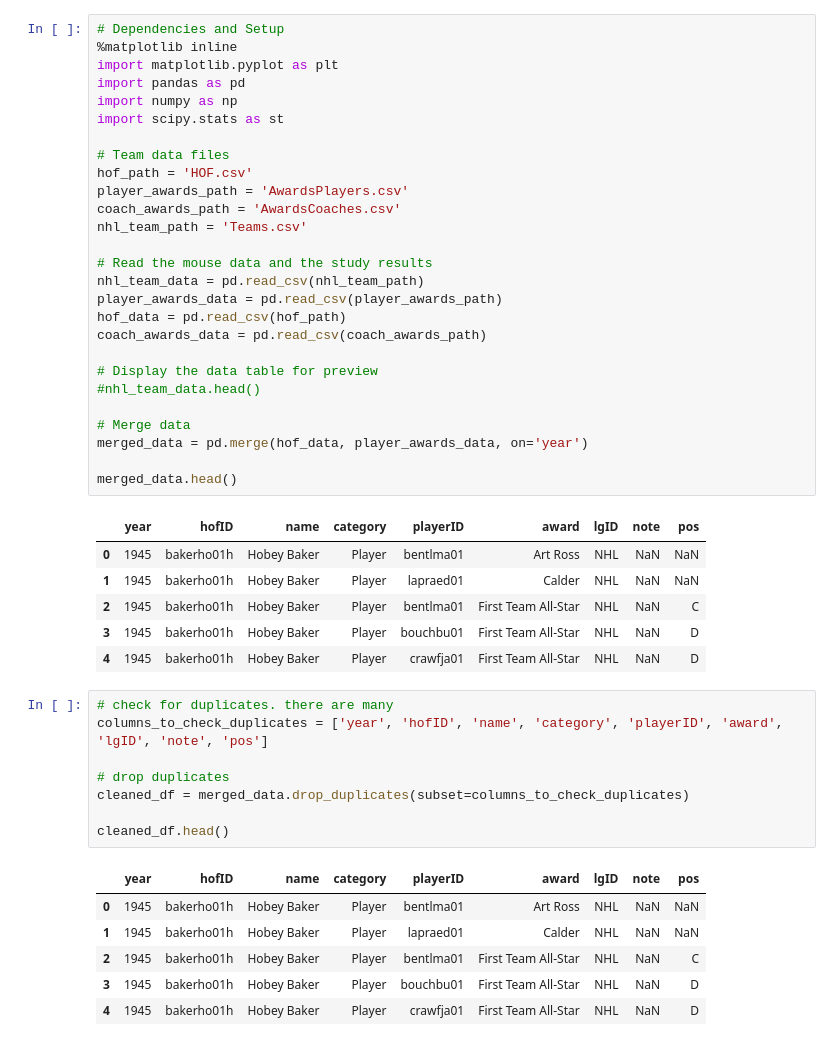
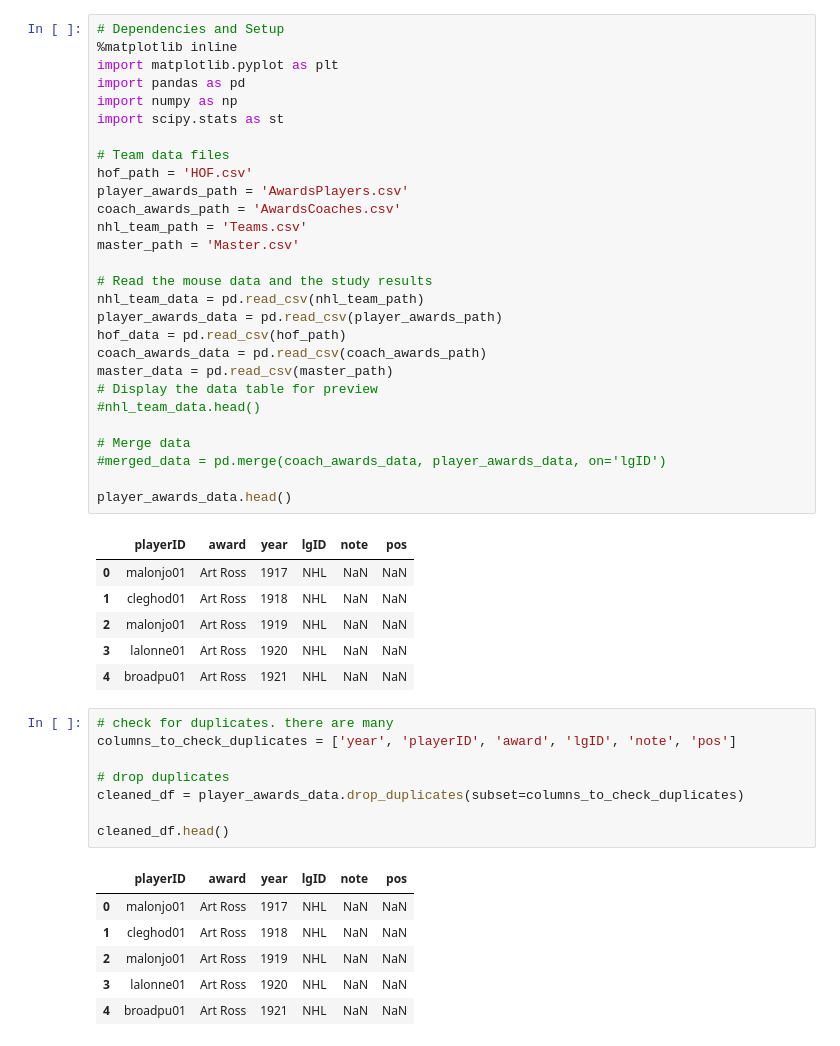
Before and after one commit to samwallach7/Project1-DELTS, a Jupyter notebook: awards&hof.ipynb, the cells around one changed output. Saved outputs shown, nothing was run; the diff lists cells and outputs as text.

```diff
--- a/awards&hof.ipynb
+++ b/awards&hof.ipynb
@@ -1,52 +1,53 @@
 # %%
 # Dependencies and Setup
 %matplotlib inline
 import matplotlib.pyplot as plt
 import pandas as pd
 import numpy as np
 import scipy.stats as st
 
 # Team data files
 hof_path = 'HOF.csv'
 player_awards_path = 'AwardsPlayers.csv'
 coach_awards_path = 'AwardsCoaches.csv'
 nhl_team_path = 'Teams.csv'
+master_path = 'Master.csv'
 
 # Read the mouse data and the study results
 nhl_team_data = pd.read_csv(nhl_team_path)
 player_awards_data = pd.read_csv(player_awards_path)
 hof_data = pd.read_csv(hof_path)
 coach_awards_data = pd.read_csv(coach_awards_path)
-
+master_data = pd.read_csv(master_path)
 # Display the data table for preview
 #nhl_team_data.head()
 
 # Merge data
-merged_data = pd.merge(hof_data, player_awards_data, on='year')
+#merged_data = pd.merge(coach_awards_data, player_awards_data, on='lgID')
 
-merged_data.head()
+player_awards_data.head()
 # %% [output]
-|  | year | hofID | name | category | playerID | award | lgID | note | pos |
-| 0 | 1945 | bakerho01h | Hobey Baker | Player | bentlma01 | Art Ross | NHL | NaN | NaN |
-| 1 | 1945 | bakerho01h | Hobey Baker | Player | lapraed01 | Calder | NHL | NaN | NaN |
-| 2 | 1945 | bakerho01h | Hobey Baker | Player | bentlma01 | First Team All-Star | NHL | NaN | C |
-| 3 | 1945 | bakerho01h | Hobey Baker | Player | bouchbu01 | First Team All-Star | NHL | NaN | D |
-| 4 | 1945 | bakerho01h | Hobey Baker | Player | crawfja01 | First Team All-Star | NHL | NaN | D |
+|  | playerID | award | year | lgID | note | pos |
+| 0 | malonjo01 | Art Ross | 1917 | NHL | NaN | NaN |
+| 1 | cleghod01 | Art Ross | 1918 | NHL | NaN | NaN |
+| 2 | malonjo01 | Art Ross | 1919 | NHL | NaN | NaN |
+| 3 | lalonne01 | Art Ross | 1920 | NHL | NaN | NaN |
+| 4 | broadpu01 | Art Ross | 1921 | NHL | NaN | NaN |
 # %%
 # check for duplicates. there are many
-columns_to_check_duplicates = ['year', 'hofID', 'name', 'category', 'playerID', 'award', 'lgID', 'note', 'pos']
+columns_to_check_duplicates = ['year', 'playerID', 'award', 'lgID', 'note', 'pos']
 
 # drop duplicates
-cleaned_df = merged_data.drop_duplicates(subset=columns_to_check_duplicates)
+cleaned_df = player_awards_data.drop_duplicates(subset=columns_to_check_duplicates)
 
 cleaned_df.head()
 # %% [output]
-|  | year | hofID | name | category | playerID | award | lgID | note | pos |
-| 0 | 1945 | bakerho01h | Hobey Baker | Player | bentlma01 | Art Ross | NHL | NaN | NaN |
-| 1 | 1945 | bakerho01h | Hobey Baker | Player | lapraed01 | Calder | NHL | NaN | NaN |
-| 2 | 1945 | bakerho01h | Hobey Baker | Player | bentlma01 | First Team All-Star | NHL | NaN | C |
-| 3 | 1945 | bakerho01h | Hobey Baker | Player | bouchbu01 | First Team All-Star | NHL | NaN | D |
-| 4 | 1945 | bakerho01h | Hobey Baker | Player | crawfja01 | First Team All-Star | NHL | NaN | D |
+|  | playerID | award | year | lgID | note | pos |
+| 0 | malonjo01 | Art Ross | 1917 | NHL | NaN | NaN |
+| 1 | cleghod01 | Art Ross | 1918 | NHL | NaN | NaN |
+| 2 | malonjo01 | Art Ross | 1919 | NHL | NaN | NaN |
+| 3 | lalonne01 | Art Ross | 1920 | NHL | NaN | NaN |
+| 4 | broadpu01 | Art Ross | 1921 | NHL | NaN | NaN |
 # %%
 dropped_df = cleaned_df.drop('note', axis=1)
 dropped_df.head()
```
Also changed, not shown: parts of 5 cells of this notebook.
